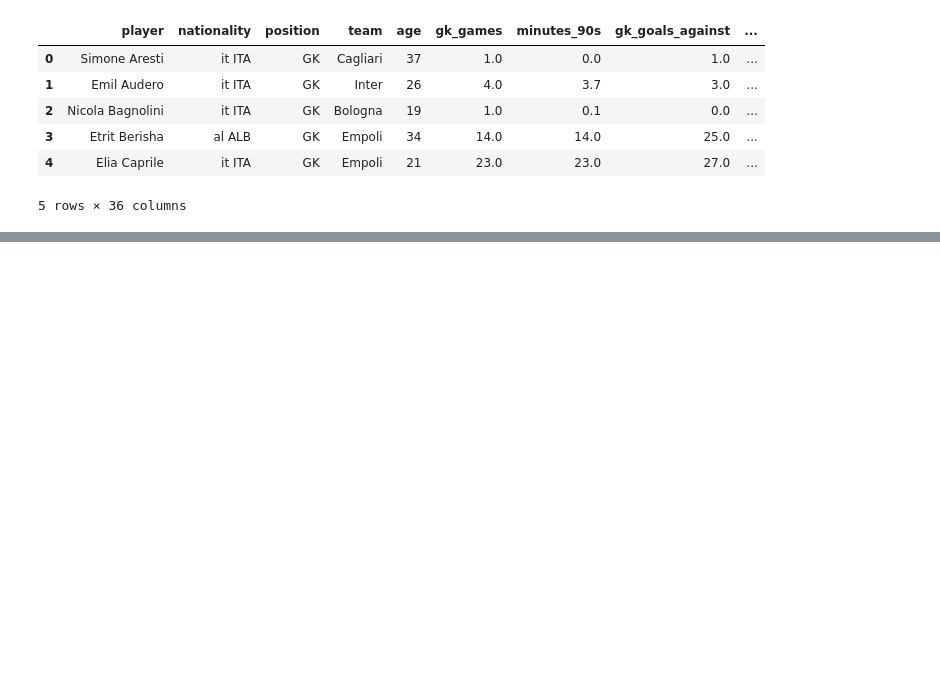
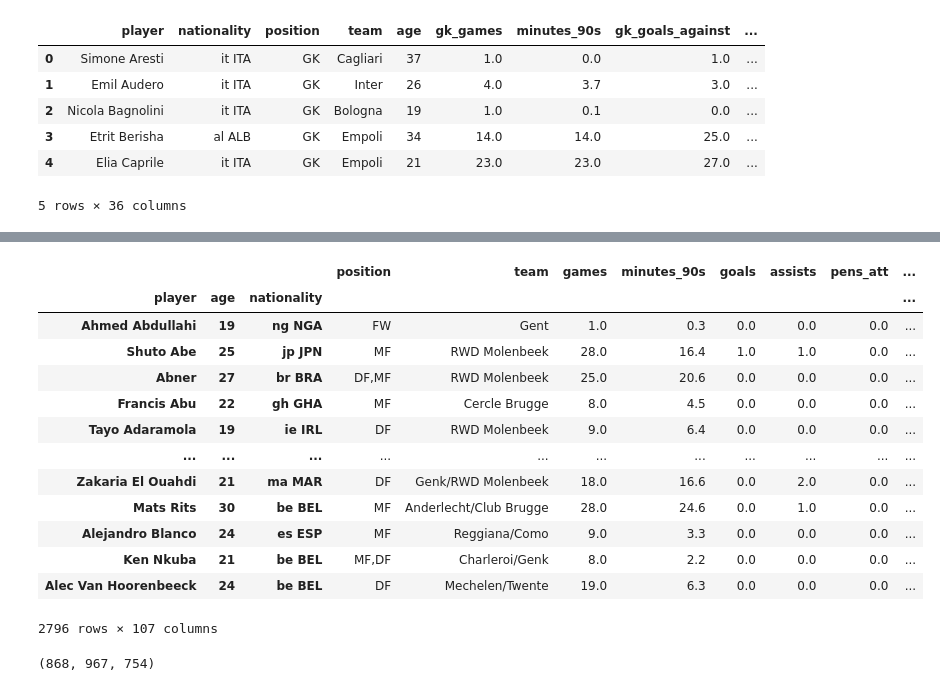
Before and after one commit to yyumeee/Footballers-Conceptual-Lattice, a Jupyter notebook: data scraping from FbREF/FbREF data cleaning.ipynb, the cells around one changed output, grey strips where cells are left out. Saved outputs shown, nothing was run; the diff lists cells and outputs as text; code cells hidden in the pictures; blank space fills up the shorter version.

```diff
--- a/data scraping from FbREF/FbREF data cleaning.ipynb
+++ b/data scraping from FbREF/FbREF data cleaning.ipynb
@@ -135,0 +484,32 @@ for file in os.listdir(cart):
+# %%
+temp = pd.DataFrame(index = playersdoubles)
+
+for col in ['passes_pct', 'passes_pct_short', 'passes_pct_medium','passes_pct_long']:
+    for pl in temp.index:
+        v1, v2 = dups.loc[pl, col]
+        w1, w2 = dups.loc[pl, 'passes']
+        temp.loc[pl, col] = round(weighted_avg(v1,v2,w1,w2), 1)
+
+
+for col in ['take_ons_won_pct', 'take_ons_tackled_pct']:
+    for pl in temp.index:
+        v1, v2 = dups.loc[pl, col]
+        w1, w2 = dups.loc[pl, 'take_ons']
+        temp.loc[pl, col] = round(weighted_avg(v1,v2,w1,w2), 1)
+
+duplicates = pd.concat([duplicates, temp], axis = 1)
+# %%
+duplicates['average_shot_distance'] = round((duplicates['total_shot_distance'] / (duplicates['minutes_90s'] * duplicates['shots_per90'])),1)
+duplicates['aerials_won_pct'] = round((100*duplicates['aerials_won'] / (duplicates['aerials_won'] + duplicates['aerials_lost'])), 1)
+# %%
+temp = pd.DataFrame(index = playersdoubles)
+
+for pl in temp.index:
+    p1, p2 = dups.loc[pl, 'position']
+    w1, w2 = dups.loc[pl, 'minutes_90s']
+    temp.loc[pl, 'position'] = position(p1,p2,w1,w2)
+
+    t1, t2 = dups.loc[pl, 'team']
+    temp.loc[pl, 'team'] = team(t1, t2)
+
+duplicates = pd.concat([duplicates, temp], axis = 1)
@@ -135,0 +522,26 @@ for file in os.listdir(cart):
+# %%
+df_other = pd.concat([df_other, duplicates])
+df_other
+# %% [output]
+|  |  |  | position | team | games | minutes_90s | goals | assists | pens_att | ... |
+| player | age | nationality |  |  |  |  |  |  |  | ... |
+| Ahmed Abdullahi | 19 | ng NGA | FW | Gent | 1.0 | 0.3 | 0.0 | 0.0 | 0.0 | ... |
+| Shuto Abe | 25 | jp JPN | MF | RWD Molenbeek | 28.0 | 16.4 | 1.0 | 1.0 | 0.0 | ... |
+| Abner | 27 | br BRA | DF,MF | RWD Molenbeek | 25.0 | 20.6 | 0.0 | 0.0 | 0.0 | ... |
+| Francis Abu | 22 | gh GHA | MF | Cercle Brugge | 8.0 | 4.5 | 0.0 | 0.0 | 0.0 | ... |
+| Tayo Adaramola | 19 | ie IRL | DF | RWD Molenbeek | 9.0 | 6.4 | 0.0 | 0.0 | 0.0 | ... |
+| ... | ... | ... | ... | ... | ... | ... | ... | ... | ... | ... |
+| Zakaria El Ouahdi | 21 | ma MAR | DF | Genk/RWD Molenbeek | 18.0 | 16.6 | 0.0 | 2.0 | 0.0 | ... |
+| Mats Rits | 30 | be BEL | MF | Anderlecht/Club Brugge | 28.0 | 24.6 | 0.0 | 1.0 | 0.0 | ... |
+| Alejandro Blanco | 24 | es ESP | MF | Reggiana/Como | 9.0 | 3.3 | 0.0 | 0.0 | 0.0 | ... |
+| Ken Nkuba | 21 | be BEL | MF,DF | Charleroi/Genk | 8.0 | 2.2 | 0.0 | 0.0 | 0.0 | ... |
+| Alec Van Hoorenbeeck | 24 | be BEL | DF | Mechelen/Twente | 19.0 | 6.3 | 0.0 | 0.0 | 0.0 | ... |
+2796 rows × 107 columns
+# %%
+other_mfs = df_other[df_other.position.isin(MF)]
+other_dfs = df_other[df_other.position.isin(DF)]
+other_fws = df_other[df_other.position.isin(FW)]
+
+len(other_mfs), len(other_dfs), len(other_fws)
+# %% [output]
+(868, 967, 754)
```
Also changed, not shown: parts of 72 cells of this notebook, 1 other file.
